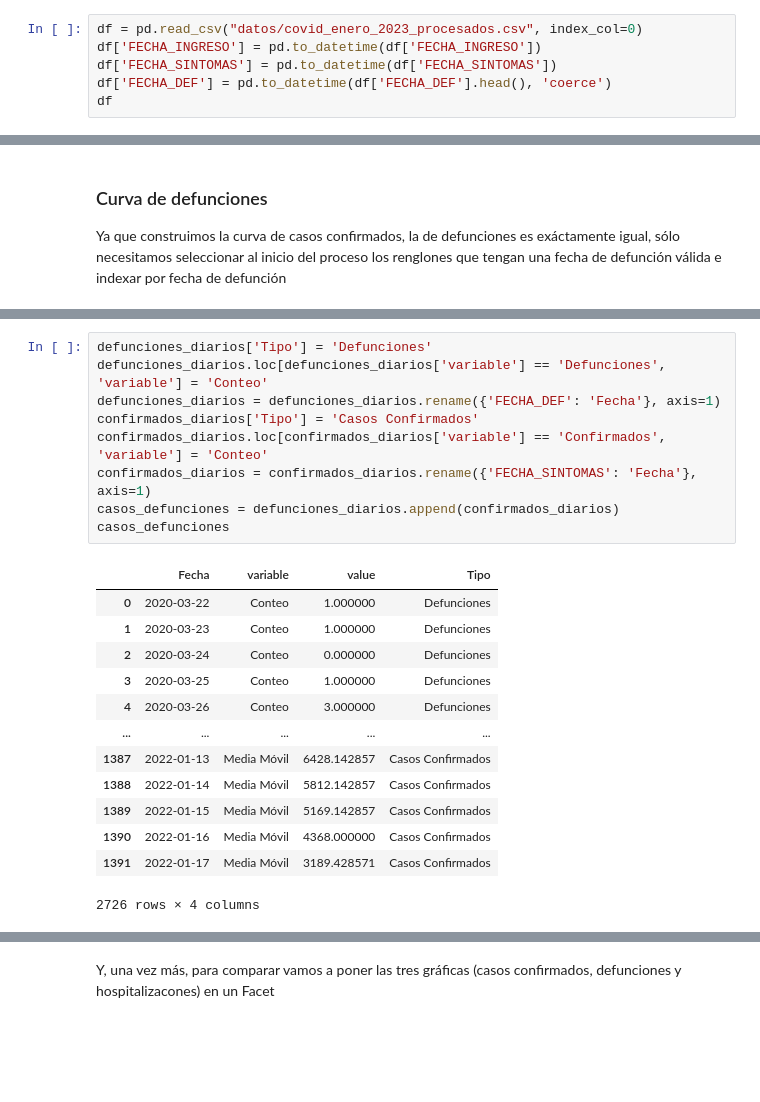
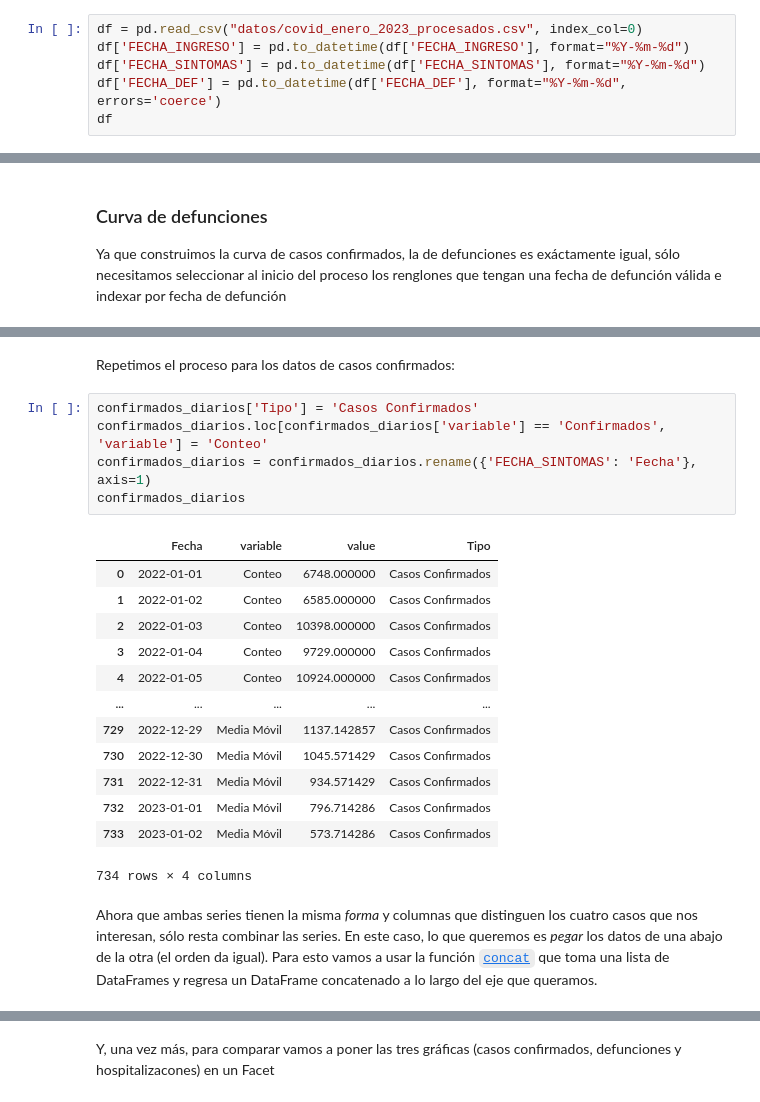
Before and after one commit to CentroGeo/libro-geoinformatica, a Jupyter notebook: parte_1/04_visualizacion_covid_1.ipynb, the cells around one changed output, grey strips where cells are left out. Saved outputs shown, nothing was run; the diff lists cells and outputs as text; blank space fills up the shorter version.

```diff
--- a/parte_1/04_visualizacion_covid_1.ipynb
+++ b/parte_1/04_visualizacion_covid_1.ipynb
@@ -18,8 +18,8 @@ from datetime import timedelta, date, datetime
 Vamos a utilizar los datos preprocesados que guardamos al final del taller anterior. Recordemos que los guardamos como csv, entonces los datos van a incluir el proceso que implique cambiar valores, pero no van a recordar los tipos de datos que cambiamos, entonces, despues de leer los datos, vamos a ajustar los tipos de las columnas de fecha.
 # %%
 df = pd.read_csv("datos/covid_enero_2023_procesados.csv", index_col=0)
-df['FECHA_INGRESO'] = pd.to_datetime(df['FECHA_INGRESO'])
-df['FECHA_SINTOMAS'] = pd.to_datetime(df['FECHA_SINTOMAS'])
-df['FECHA_DEF'] = pd.to_datetime(df['FECHA_DEF'].head(), 'coerce')
+df['FECHA_INGRESO'] = pd.to_datetime(df['FECHA_INGRESO'], format="%Y-%m-%d")
+df['FECHA_SINTOMAS'] = pd.to_datetime(df['FECHA_SINTOMAS'], format="%Y-%m-%d")
+df['FECHA_DEF'] = pd.to_datetime(df['FECHA_DEF'], format="%Y-%m-%d", errors='coerce')
 df
 # %% [output]
@@ -217,23 +268,23 @@ Podemos partir de las bases que ya tenemos y simplemente cambiar algunas cosas:
+# %% [markdown]
+Repetimos el proceso para los datos de casos confirmados:
 # %%
-defunciones_diarios['Tipo'] = 'Defunciones'
-defunciones_diarios.loc[defunciones_diarios['variable'] == 'Defunciones', 'variable'] = 'Conteo'
-defunciones_diarios = defunciones_diarios.rename({'FECHA_DEF': 'Fecha'}, axis=1)
 confirmados_diarios['Tipo'] = 'Casos Confirmados'
 confirmados_diarios.loc[confirmados_diarios['variable'] == 'Confirmados', 'variable'] = 'Conteo'
 confirmados_diarios = confirmados_diarios.rename({'FECHA_SINTOMAS': 'Fecha'}, axis=1)
-casos_defunciones = defunciones_diarios.append(confirmados_diarios)
-casos_defunciones
+confirmados_diarios
 # %% [output]
 |  | Fecha | variable | value | Tipo |
-| 0 | 2020-03-22 | Conteo | 1.000000 | Defunciones |
-| 1 | 2020-03-23 | Conteo | 1.000000 | Defunciones |
-| 2 | 2020-03-24 | Conteo | 0.000000 | Defunciones |
-| 3 | 2020-03-25 | Conteo | 1.000000 | Defunciones |
-| 4 | 2020-03-26 | Conteo | 3.000000 | Defunciones |
+| 0 | 2022-01-01 | Conteo | 6748.000000 | Casos Confirmados |
+| 1 | 2022-01-02 | Conteo | 6585.000000 | Casos Confirmados |
+| 2 | 2022-01-03 | Conteo | 10398.000000 | Casos Confirmados |
+| 3 | 2022-01-04 | Conteo | 9729.000000 | Casos Confirmados |
+| 4 | 2022-01-05 | Conteo | 10924.000000 | Casos Confirmados |
 | ... | ... | ... | ... | ... |
-| 1387 | 2022-01-13 | Media Móvil | 6428.142857 | Casos Confirmados |
-| 1388 | 2022-01-14 | Media Móvil | 5812.142857 | Casos Confirmados |
-| 1389 | 2022-01-15 | Media Móvil | 5169.142857 | Casos Confirmados |
-| 1390 | 2022-01-16 | Media Móvil | 4368.000000 | Casos Confirmados |
-| 1391 | 2022-01-17 | Media Móvil | 3189.428571 | Casos Confirmados |
+| 729 | 2022-12-29 | Media Móvil | 1137.142857 | Casos Confirmados |
+| 730 | 2022-12-30 | Media Móvil | 1045.571429 | Casos Confirmados |
+| 731 | 2022-12-31 | Media Móvil | 934.571429 | Casos Confirmados |
+| 732 | 2023-01-01 | Media Móvil | 796.714286 | Casos Confirmados |
+| 733 | 2023-01-02 | Media Móvil | 573.714286 | Casos Confirmados |
-2726 rows × 4 columns
+734 rows × 4 columns
+# %% [markdown]
+Ahora que ambas series tienen la misma _forma_ y columnas que distinguen los cuatro casos que nos interesan, sólo resta combinar las series. En este caso, lo que queremos es _pegar_ los datos de una abajo de la otra (el orden da igual). Para esto vamos a usar la función [`concat`](https://pandas.pydata.org/docs/reference/api/pandas.concat.html) que toma una lista de DataFrames y regresa un DataFrame concatenado a lo largo del eje que queramos.
```
Also changed, not shown: parts of 22 cells of this notebook.
